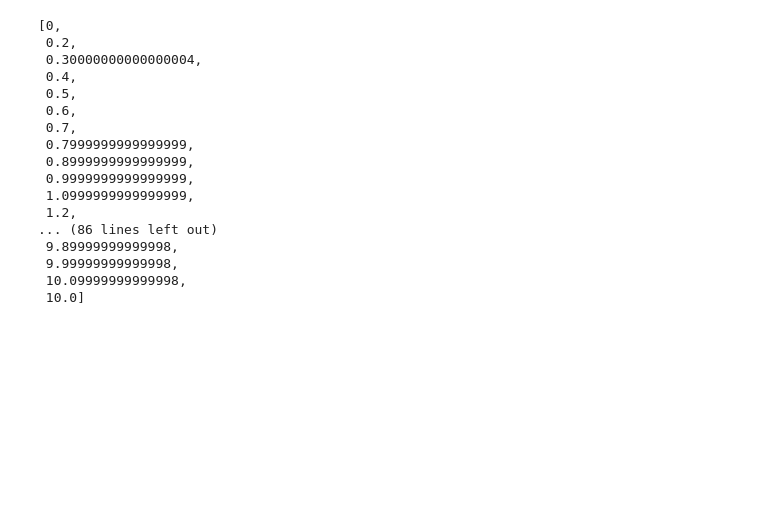
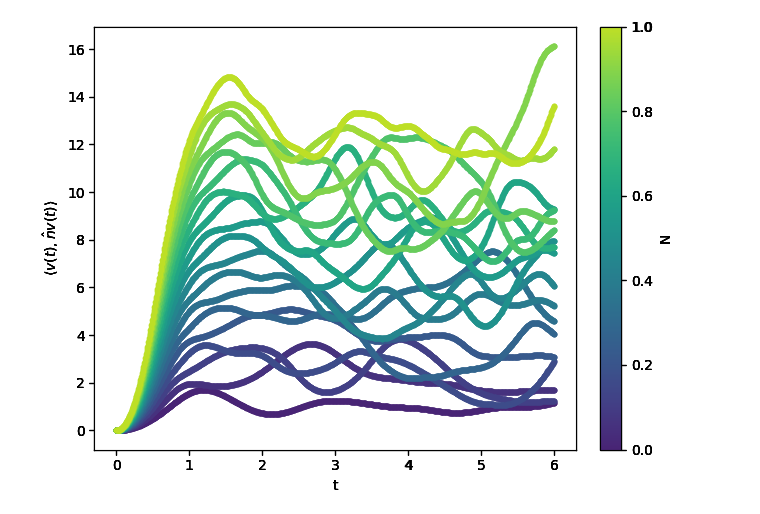
Before and after one commit to LeonhardRichter/CP2_hamiltonian_diagonalization, a Jupyter notebook: analysis_of_photon_count.ipynb, the cells around one changed output. Cells and saved outputs as stored; diff of their text form; code cells hidden in the pictures; blank space fills up the shorter version.

Commit message:
plot simulation data

```diff
--- a/analysis_of_photon_count.ipynb
+++ b/analysis_of_photon_count.ipynb
@@ -55,20 +0,0 @@ plt.show()
-# %%
-tt
-# %% [output]
-[0,
- 0.2,
- 0.30000000000000004,
- 0.4,
- 0.5,
- 0.6,
- 0.7,
- 0.7999999999999999,
- 0.8999999999999999,
- 0.9999999999999999,
- 1.0999999999999999,
- 1.2,
-... (86 lines left out)
- 9.89999999999998,
- 9.99999999999998,
- 10.09999999999998,
- 10.0]
@@ -74,0 +20,36 @@ tt
+# %%
+with open("dicke_sim_09_01_2025-16_19_05_N-2-20_T-6.0.pickle", "rb") as file:
+    data = pickle.load(file)
+# %%
+def truncate_colormap(cmap, minval=0.0, maxval=1.0, n=100):
+    new_cmap = mpl.colors.LinearSegmentedColormap.from_list(
+        "trunc({n},{a:.2f},{b:.2f})".format(n=cmap.name, a=minval, b=maxval),
+        cmap(np.linspace(minval, maxval, n)),
+    )
+    return new_cmap
+# %%
+ys = [np.real_if_close(res["et"][0]) for res in data]
+xs = [res["tt"] for res in data]
+Ns = [res["N"] for res in data]
+
+fig, ax = plt.subplots(layout="constrained", num=1)
+
+cmap = truncate_colormap(mpl.cm.viridis, 0.1, 0.9, len(ys))
+colors = cmap(np.linspace(0, 1, len(ys)))
+
+for N, x, y, c in zip(Ns, xs, ys, colors):
+    ax.scatter(x, y, s=10, label=f"N={N}", color=c)
+
+
+ax.set_xlabel("t")
+ax.set_ylabel("$\\langle v(t), \\hat n v(t)\\rangle$")
+fig.colorbar(
+    mpl.cm.ScalarMappable(norm=mpl.colors.Normalize(0, 1), cmap=cmap),
+    label="N",
+    ax=ax,
+    orientation="vertical",
+    # ticks=Ns,
+)
+fig.show()
+# %% [output]
+[figure, added]
```
Also changed, not shown: parts of 6 cells of this notebook.
